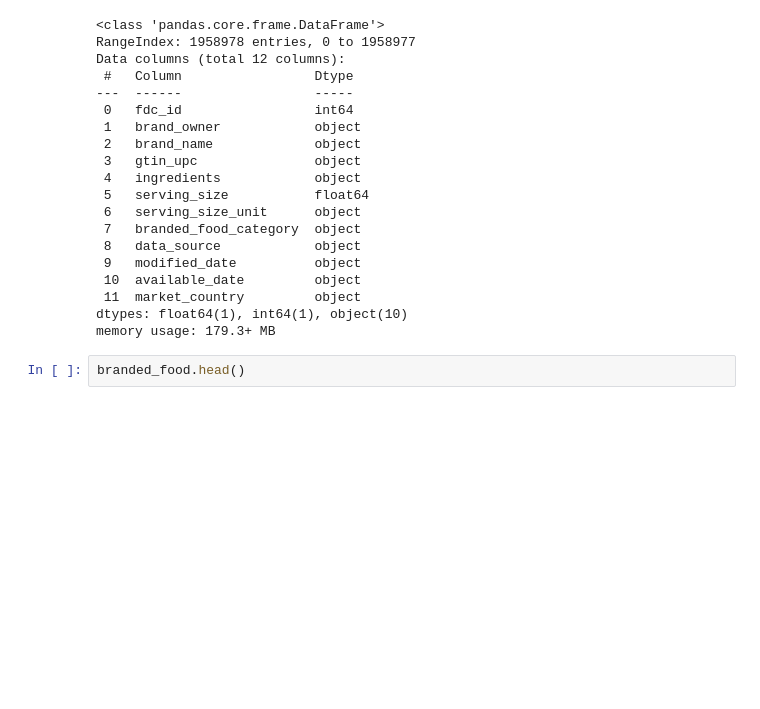
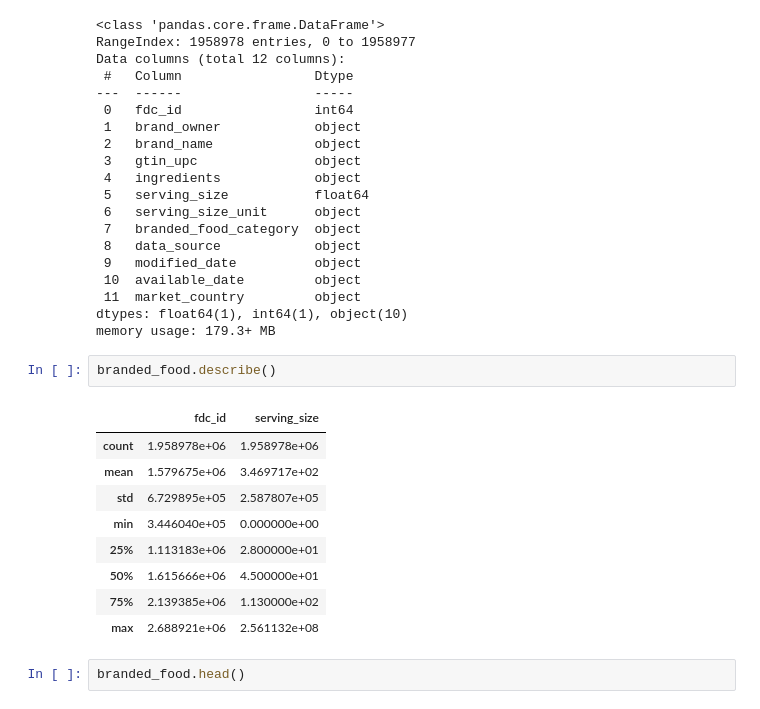
Before and after one commit to yashichawla/USDA-Branded-Foods, a Jupyter notebook: EDA/Data_Analysis_Branded_Food.ipynb, the cells around one changed output. Drawn from its saved outputs; the diff is of its cells as text; blank space fills up the shorter version.

```diff
--- a/EDA/Data_Analysis_Branded_Food.ipynb
+++ b/EDA/Data_Analysis_Branded_Food.ipynb
@@ -37,6 +37,18 @@ Data columns (total 12 columns):
  11  market_country         object
 dtypes: float64(1), int64(1), object(10)
 memory usage: 179.3+ MB
+# %%
+branded_food.describe()
+# %% [output]
+|  | fdc_id | serving_size |
+| count | 1.958978e+06 | 1.958978e+06 |
+| mean | 1.579675e+06 | 3.469717e+02 |
+| std | 6.729895e+05 | 2.587807e+05 |
+| min | 3.446040e+05 | 0.000000e+00 |
+| 25% | 1.113183e+06 | 2.800000e+01 |
+| 50% | 1.615666e+06 | 4.500000e+01 |
+| 75% | 2.139385e+06 | 1.130000e+02 |
+| max | 2.688921e+06 | 2.561132e+08 |
 # %%
 branded_food.head()
 # %% [output]
```
Also changed, not shown: parts of 17 cells of this notebook.
